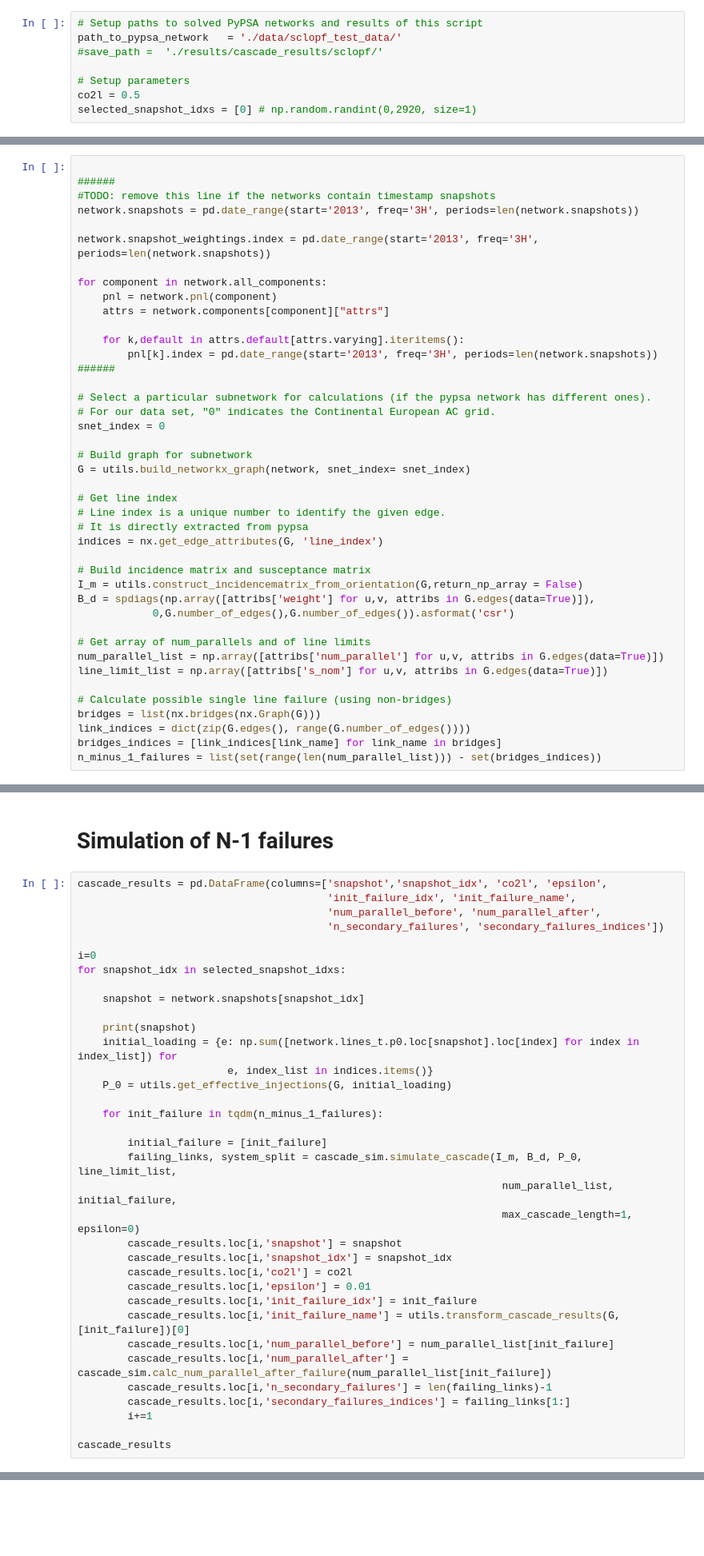
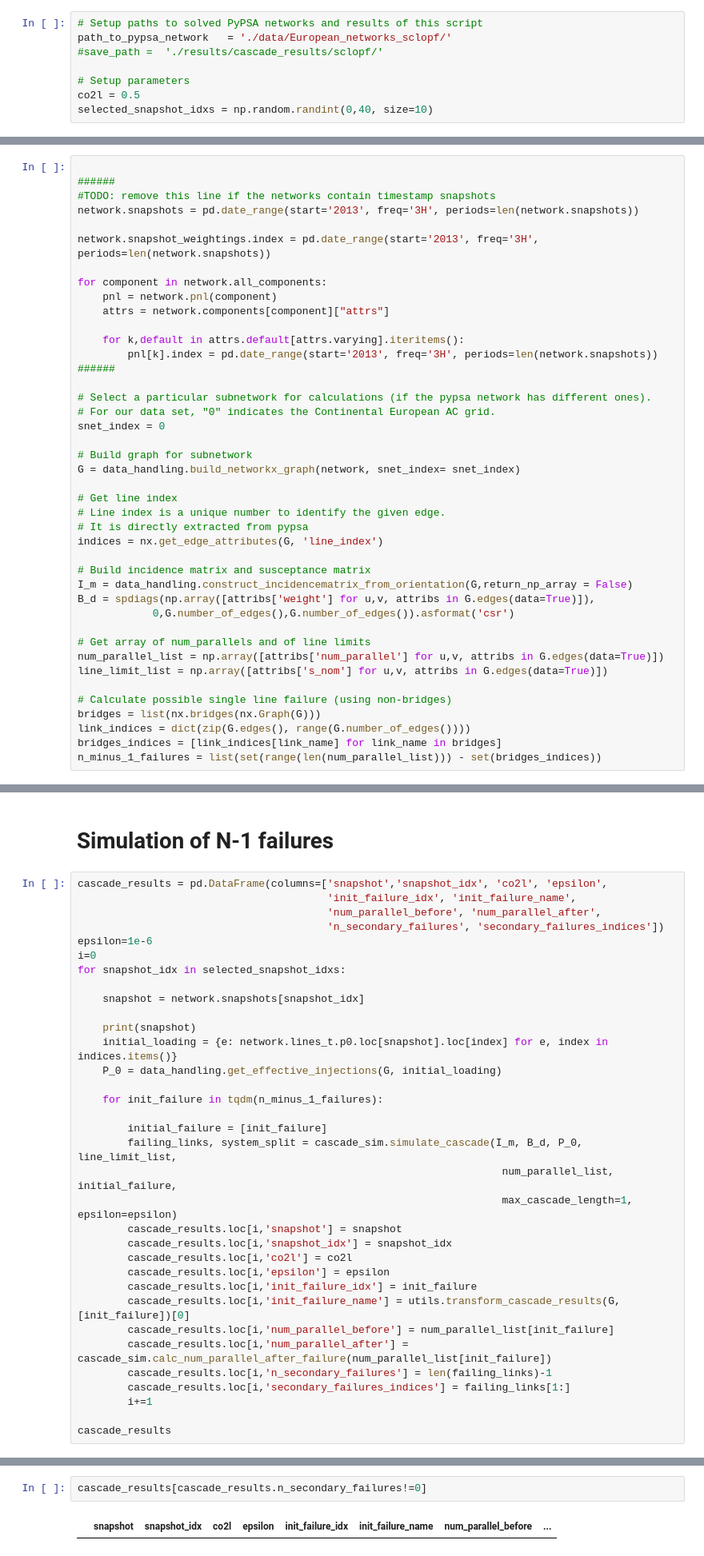
Before and after one commit to maurizio-titz/Power-system-split, a Jupyter notebook: archive/notebooks/n-1_stability.ipynb, the cells around one changed output, grey strips where cells are left out. Shown at 80% size. Cells and saved outputs as stored; diff of their text form; blank space fills up the shorter version.

```diff
--- a/notebooks/n-1_stability.ipynb
+++ b/archive/notebooks/n-1_stability.ipynb
@@ -15,9 +15,9 @@ from tqdm import tqdm
 # Setup
 # %%
 # Setup paths to solved PyPSA networks and results of this script
-path_to_pypsa_network   = './data/sclopf_test_data/'
+path_to_pypsa_network   = './data/European_networks_sclopf/'
 #save_path =  './results/cascade_results/sclopf/'
 
 # Setup parameters
 co2l = 0.5
-selected_snapshot_idxs = [0] # np.random.randint(0,2920, size=1)
+selected_snapshot_idxs = np.random.randint(0,40, size=10)
@@ -62,7 +186,7 @@ for component in network.all_components:
 snet_index = 0
 
 # Build graph for subnetwork
-G = utils.build_networkx_graph(network, snet_index= snet_index)
+G = data_handling.build_networkx_graph(network, snet_index= snet_index)
 
 # Get line index
 # Line index is a unique number to identify the given edge.
@@ -70,7 +194,7 @@ G = utils.build_networkx_graph(network, snet_index= snet_index)
 indices = nx.get_edge_attributes(G, 'line_index')
 
 # Build incidence matrix and susceptance matrix
-I_m = utils.construct_incidencematrix_from_orientation(G,return_np_array = False)
+I_m = data_handling.construct_incidencematrix_from_orientation(G,return_np_array = False)
 B_d = spdiags(np.array([attribs['weight'] for u,v, attribs in G.edges(data=True)]),
             0,G.number_of_edges(),G.number_of_edges()).asformat('csr')
 
@@ -90,27 +244,26 @@ cascade_results = pd.DataFrame(columns=['snapshot','snapshot_idx', 'co2l', 'epsi
                                         'init_failure_idx', 'init_failure_name',
                                         'num_parallel_before', 'num_parallel_after',
                                         'n_secondary_failures', 'secondary_failures_indices'])
-
+epsilon=1e-6
 i=0
 for snapshot_idx in selected_snapshot_idxs:
 
     snapshot = network.snapshots[snapshot_idx]
 
     print(snapshot)
-    initial_loading = {e: np.sum([network.lines_t.p0.loc[snapshot].loc[index] for index in index_list]) for
-                        e, index_list in indices.items()}
-    P_0 = utils.get_effective_injections(G, initial_loading)
+    initial_loading = {e: network.lines_t.p0.loc[snapshot].loc[index] for e, index in indices.items()}
+    P_0 = data_handling.get_effective_injections(G, initial_loading)
 
     for init_failure in tqdm(n_minus_1_failures):
 
         initial_failure = [init_failure]
         failing_links, system_split = cascade_sim.simulate_cascade(I_m, B_d, P_0, line_limit_list,
                                                                     num_parallel_list, initial_failure,
-                                                                    max_cascade_length=1, epsilon=0)
+                                                                    max_cascade_length=1, epsilon=epsilon)
         cascade_results.loc[i,'snapshot'] = snapshot
         cascade_results.loc[i,'snapshot_idx'] = snapshot_idx
         cascade_results.loc[i,'co2l'] = co2l
-        cascade_results.loc[i,'epsilon'] = 0.01
+        cascade_results.loc[i,'epsilon'] = epsilon
         cascade_results.loc[i,'init_failure_idx'] = init_failure
         cascade_results.loc[i,'init_failure_name'] = utils.transform_cascade_results(G, [init_failure])[0]
         cascade_results.loc[i,'num_parallel_before'] = num_parallel_list[init_failure]
@@ -138,3 +279,7 @@ cascade_results
+# %%
+cascade_results[cascade_results.n_secondary_failures!=0]
+# %% [output]
+|  | snapshot | snapshot_idx | co2l | epsilon | init_failure_idx | init_failure_name | num_parallel_before | ... |
 # %%
 post_flows_pypsa = pd.read_csv('./data/sclopf_test_data/lpf_contingency.csv', index_col=[0])
 post_flows_pypsa.loc[duplicated_lines + '_outage'] += post_flows_pypsa.loc[duplicated_lines].values
```
Also changed, not shown: parts of 17 cells of this notebook, 24 other files.
